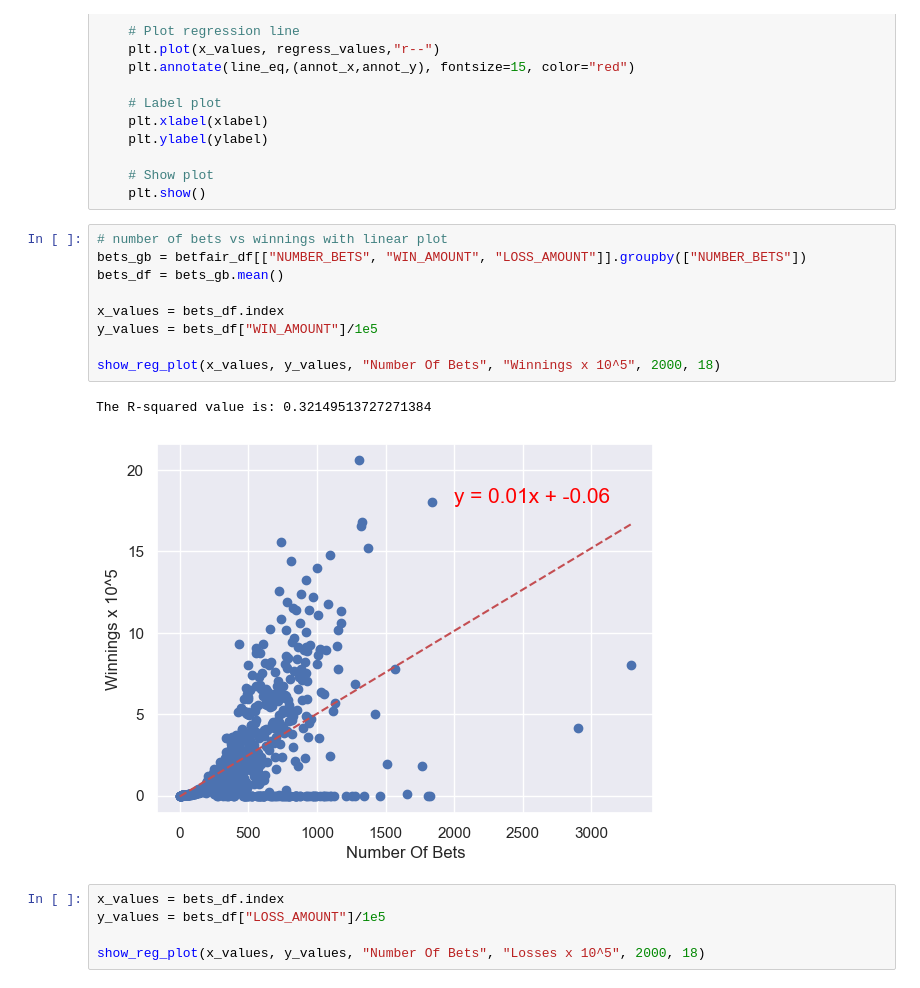
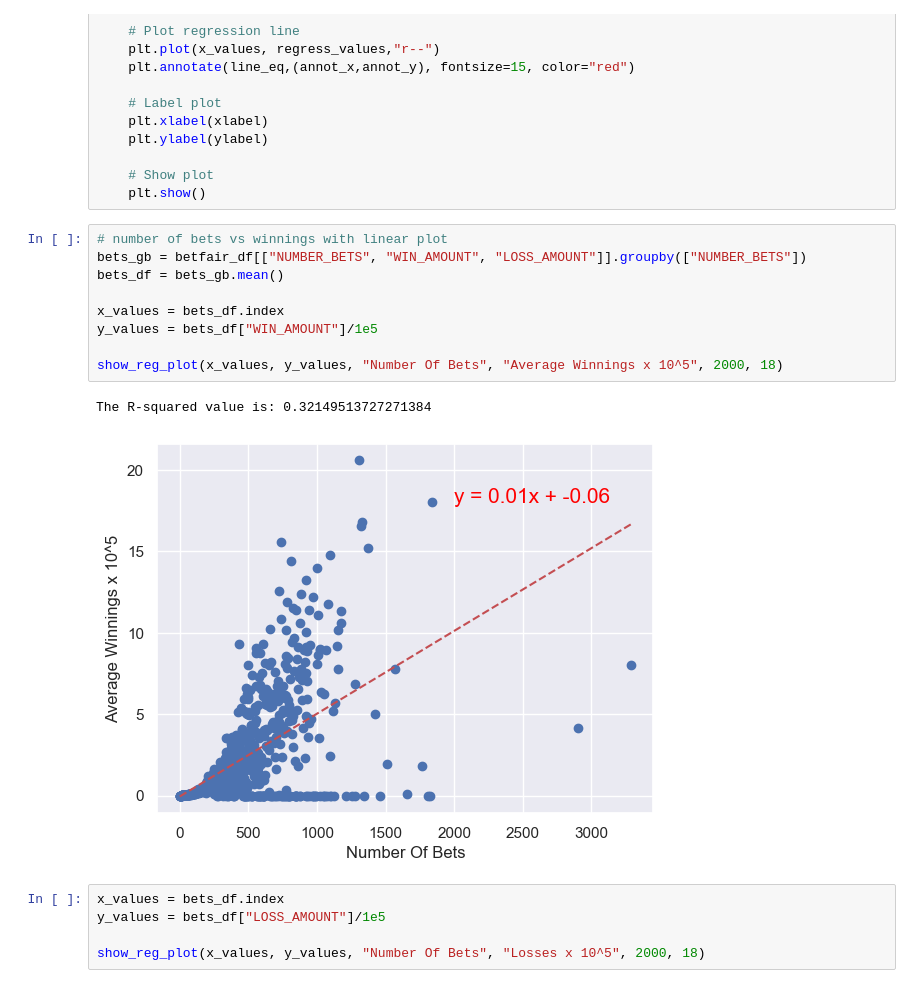
Before and after one commit to ns96/python-betfair, a Jupyter notebook: BetFairEDA_NS.ipynb, the cells around one changed output. Saved outputs shown, nothing was run; the diff lists cells and outputs as text.

```diff
--- a/BetFairEDA_NS.ipynb
+++ b/BetFairEDA_NS.ipynb
@@ -230,15 +240,15 @@ def show_reg_plot(x_values, y_values, xlabel, ylabel, annot_x, annot_y):
 # %%
 # number of bets vs winnings with linear plot
 bets_gb = betfair_df[["NUMBER_BETS", "WIN_AMOUNT", "LOSS_AMOUNT"]].groupby(["NUMBER_BETS"])
 bets_df = bets_gb.mean()
 
 x_values = bets_df.index
 y_values = bets_df["WIN_AMOUNT"]/1e5
 
-show_reg_plot(x_values, y_values, "Number Of Bets", "Winnings x 10^5", 2000, 18)
+show_reg_plot(x_values, y_values, "Number Of Bets", "Average Winnings x 10^5", 2000, 18)
 # %% [output]
 The R-squared value is: 0.32149513727271384
-[figure, old version]
+[figure, new version]
 # %%
 x_values = bets_df.index
 y_values = bets_df["LOSS_AMOUNT"]/1e5
```
Also changed, not shown: parts of 16 cells of this notebook, 22 other files.
